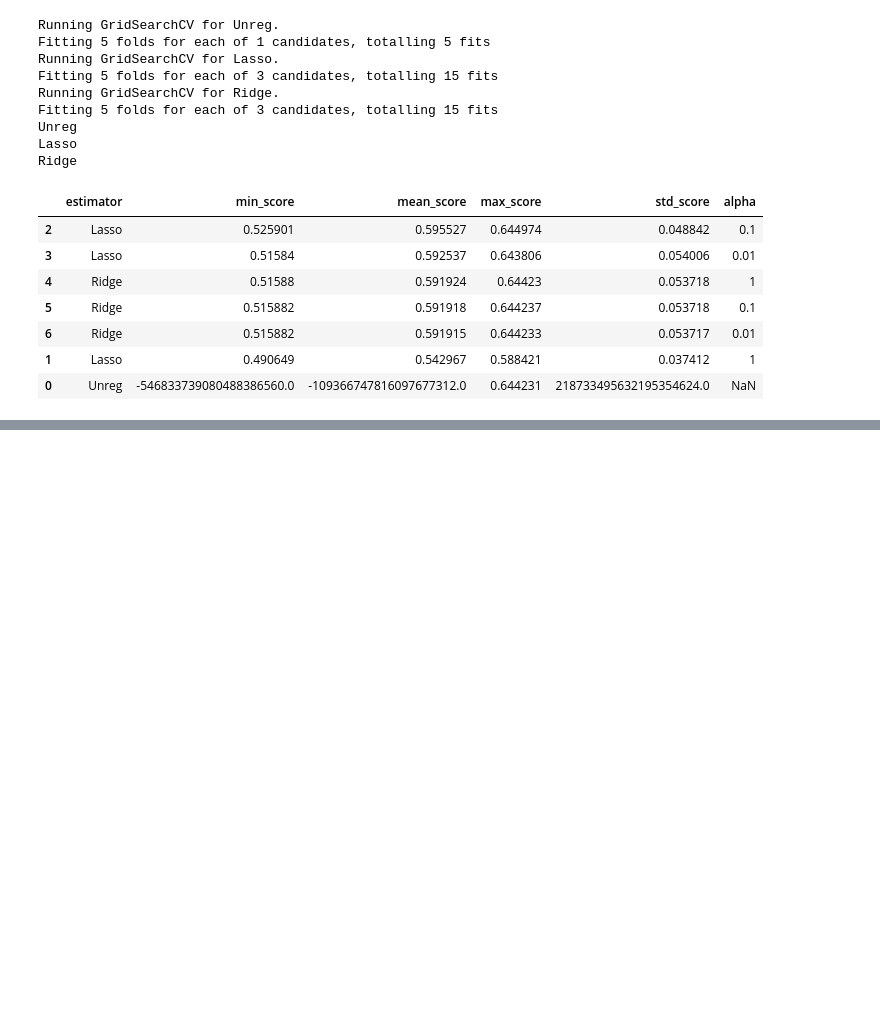
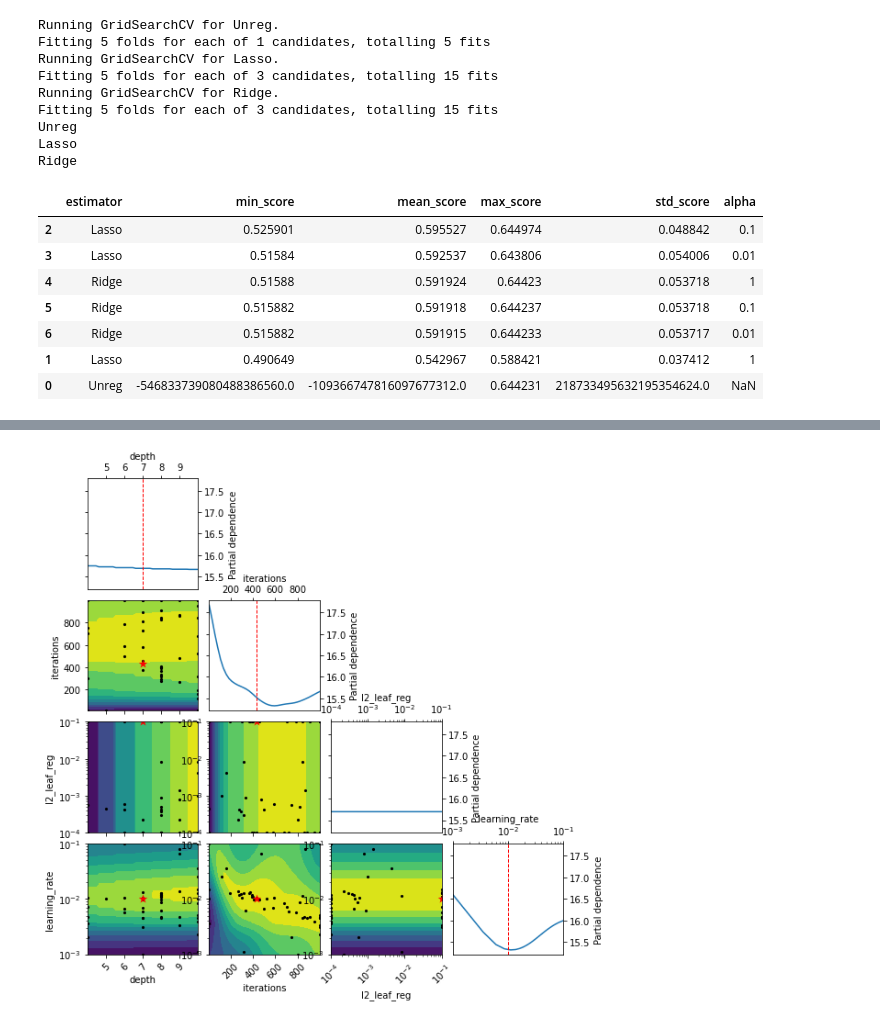
Before and after one commit to ztucker4/ECE219_Winter2021, a Jupyter notebook: Project_4/Project_4.ipynb, the cells around one changed output, grey strips where cells are left out. Saved outputs shown, nothing was run; the diff lists cells and outputs as text; code cells hidden in the pictures; blank space fills up the shorter version.

```diff
--- a/Project_4/Project_4.ipynb
+++ b/Project_4/Project_4.ipynb
@@ -311,6 +314,28 @@ class EstimatorSelectionHelper:
                               verbose=verbose, scoring=scoring, refit=refit,
                               return_train_score=True)
             gs.fit(X,y)
+            self.grid_searches[key] = gs
+
+    def fit_LGB(self, X, y, cv=3, n_jobs=3, feature_name=None, categorical_feature=None, verbose=1, scoring=None, refit=False):
+        for key in self.keys:
+            print("Running GridSearchCV for %s." % key)
+            model = self.models[key]
+            params = self.params[key]
+            gs = GridSearchCV(model, params, cv=cv, n_jobs=n_jobs,
+                              verbose=verbose, scoring=scoring, refit=refit,
+                              return_train_score=True)
+            gs.fit(X,y, feature_name=feature_name, categorical_feature=categorical_feature, verbose=verbose)
+            self.grid_searches[key] = gs
+
+    def fit_Cat(self, X, y, cv=3, n_jobs=3, cat_features=None, verbose=1, scoring=None, refit=False):
+        for key in self.keys:
+            print("Running GridSearchCV for %s." % key)
+            model = self.models[key]
+            params = self.params[key]
+            gs = GridSearchCV(model, params, cv=cv, n_jobs=n_jobs,
+                              verbose=verbose, scoring=scoring, refit=refit,
+                              return_train_score=True)
+            gs.fit(X,y, cat_features=cat_features, verbose=verbose)
             self.grid_searches[key] = gs
 
     def score_summary(self, sort_by='mean_score'):
@@ -373,8 +398,9 @@ from sklearn.model_selection import GridSearchCV
 nn_classifier = MLPRegressor(activation="relu", validation_fraction=0, max_iter=500)
 
 #Try varying depths, # of neurons, regression strength
+#Changes depending on the dataset we're looking at
 params = {
-    'hidden_layer_sizes': [(3), (5), (10)],
+    'hidden_layer_sizes': [(5, 5), (10, 10), (10, 10, 10)],
     'alpha': [0.01, 0.001, 0.0001]
 }
 
@@ -386,23 +412,22 @@ params_in = {
     'MLP': params
 }
 
-
+"""
 grid_search = EstimatorSelectionHelper(models_in, params_in)
 grid_search.fit(suic_data_ready, labels_suic, n_jobs=-1, cv=10, scoring='neg_root_mean_squared_error')
 print(grid_search.score_summary(sort_by='mean_score'))
 
 
-"""
+
 grid_search = EstimatorSelectionHelper(models_in, params_in)
 grid_search.fit(bike_data_ready, labels_bike, n_jobs=-1, cv=10, scoring='neg_root_mean_squared_error')
 print(grid_search.score_summary(sort_by='mean_score'))
 """
 
-"""
+
 grid_search = EstimatorSelectionHelper(models_in, params_in)
 grid_search.fit(vid_data_ready, labels_vid, n_jobs=-1, cv=10, scoring='neg_root_mean_squared_error')
 print(grid_search.score_summary(sort_by='mean_score'))
-"""
 # %% [output]
 Running GridSearchCV for MLP.
 Fitting 10 folds for each of 9 candidates, totalling 90 fits
@@ -707,0 +776,5 @@ AttributeError: 'list' object has no attribute 'reshape'
+# %%
+for feat in opt_Cat.optimizer_results_:
+    plot_objective(feat)
+# %% [output]
+[figure, added]
```
Also changed, not shown: parts of 11 cells of this notebook.
